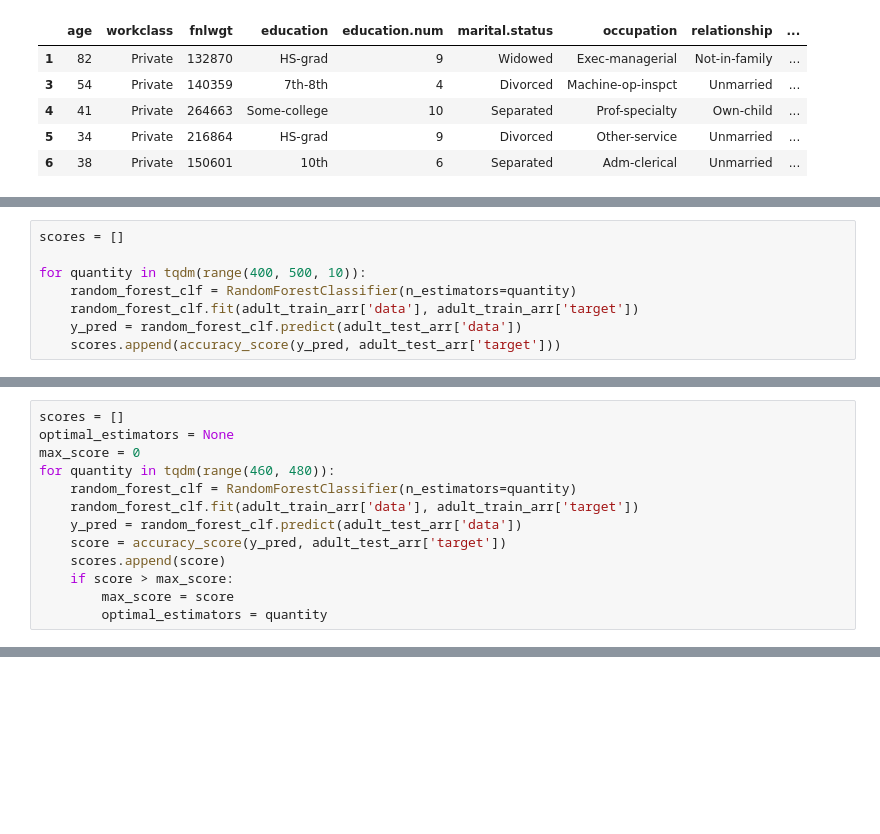
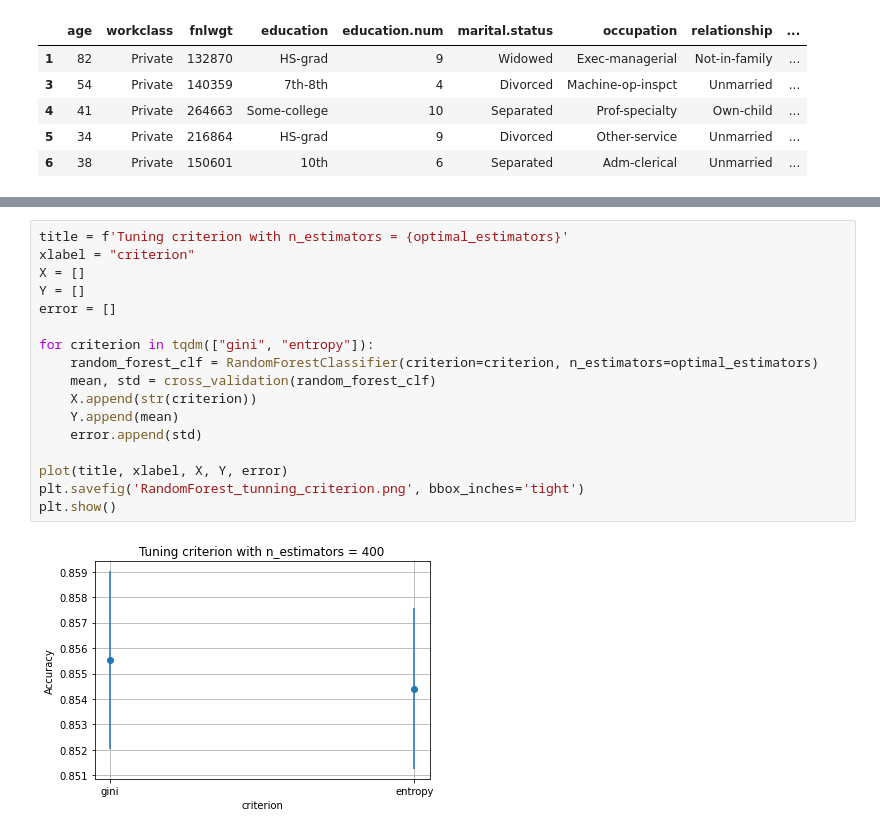
Before and after one commit to JJLEE-20194099/machine_learning_from_zero_to_hero_course, a Jupyter notebook: Random Forests/random_forests.ipynb, the cells around one changed output, grey strips where cells are left out. Drawn from its saved outputs; the diff is of its cells as text; blank space fills up the shorter version.

```diff
--- a/Random Forests/random_forests.ipynb
+++ b/Random Forests/random_forests.ipynb
@@ -134,8 +193,0 @@ Text(0.5, 0, 'Number of estimators in Random Forests')
-# %%
-scores = []
-
-for quantity in tqdm(range(400, 500, 10)):
-    random_forest_clf = RandomForestClassifier(n_estimators=quantity)
-    random_forest_clf.fit(adult_train_arr['data'], adult_train_arr['target'])
-    y_pred = random_forest_clf.predict(adult_test_arr['data'])
-    scores.append(accuracy_score(y_pred, adult_test_arr['target']))
@@ -150,13 +193,0 @@ Text(0.5, 0, 'Number of estimators in Random Forests')
-# %%
-scores = []
-optimal_estimators = None
-max_score = 0
-for quantity in tqdm(range(460, 480)):
-    random_forest_clf = RandomForestClassifier(n_estimators=quantity)
-    random_forest_clf.fit(adult_train_arr['data'], adult_train_arr['target'])
-    y_pred = random_forest_clf.predict(adult_test_arr['data'])
-    score = accuracy_score(y_pred, adult_test_arr['target'])
-    scores.append(score)
-    if score > max_score:
-        max_score = score
-        optimal_estimators = quantity
@@ -171 +194,20 @@ Text(0.5, 0, 'Number of estimators in Random Forests')
+# %%
+title = f'Tuning criterion with n_estimators = {optimal_estimators}'
+xlabel = "criterion"
+X = []
+Y = []
+error = []
+
+for criterion in tqdm(["gini", "entropy"]):
+    random_forest_clf = RandomForestClassifier(criterion=criterion, n_estimators=optimal_estimators)
+    mean, std = cross_validation(random_forest_clf)
+    X.append(str(criterion))
+    Y.append(mean)
+    error.append(std)
+
+plot(title, xlabel, X, Y, error)
+plt.savefig('RandomForest_tunning_criterion.png', bbox_inches='tight')
+plt.show()
+# %% [output]
+[figure, added]
 # %%
```
Also changed, not shown: parts of 27 cells of this notebook.
